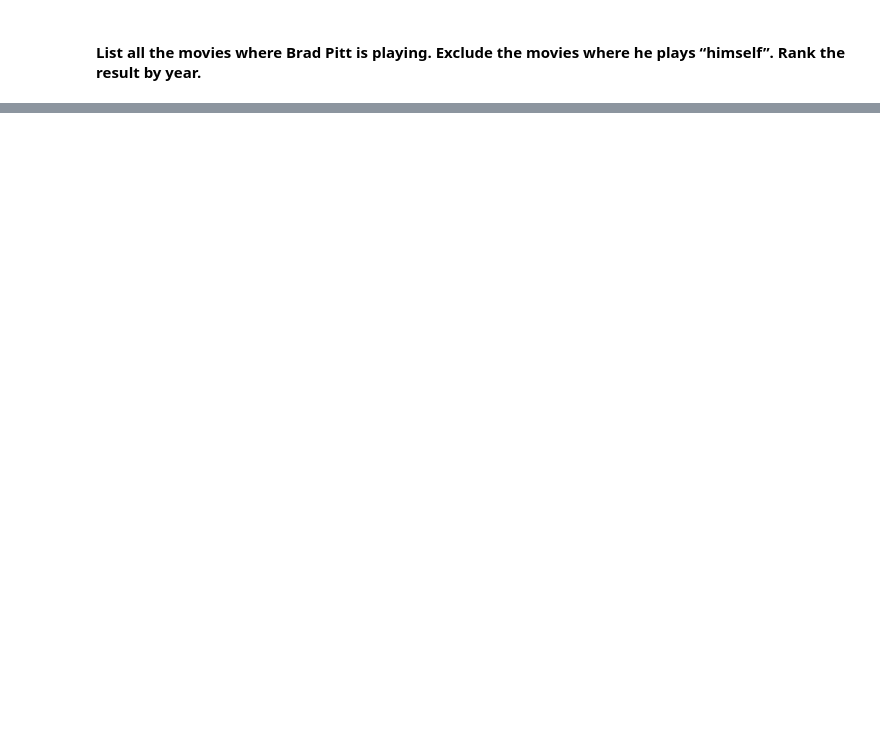
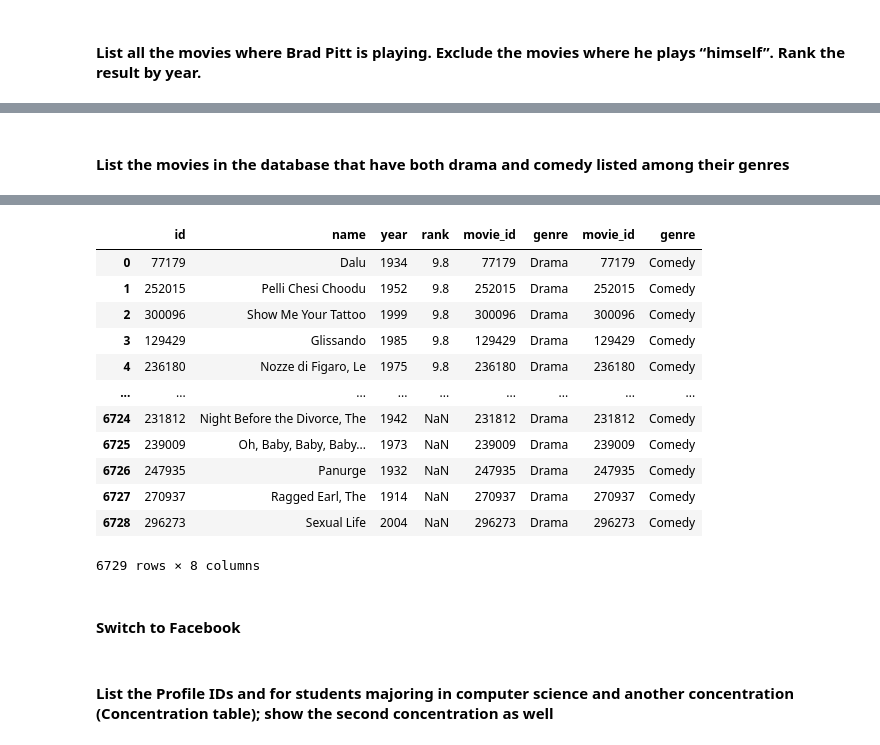
Before and after one commit to ipeirotis/introduction-to-databases, a Jupyter notebook: session4/C-Join_Queries.ipynb, the cells around one changed output, grey strips where cells are left out. Saved outputs shown, nothing was run; the diff lists cells and outputs as text; code cells hidden in the pictures; blank space fills up the shorter version.

```diff
--- a/session4/C-Join_Queries.ipynb
+++ b/session4/C-Join_Queries.ipynb
@@ -612,0 +707,10 @@ Query started at 09:49:06 PM UTC; Query executed in 0.01 m
+# %% [markdown]
+#### List the movies in the database that have both drama and comedy listed among their genres
+# %%
+%%read_sql
+SELECT *
+FROM movies M
+  INNER JOIN movies_genres G1 ON G1.movie_id = M.id
+  INNER JOIN movies_genres G2 ON G2.movie_id = M.id
+WHERE G1.genre = 'Drama' AND G2.genre = 'Comedy'
+# %% [output]
@@ -612,0 +718,17 @@ Query started at 09:49:06 PM UTC; Query executed in 0.01 m
+|  | id | name | year | rank | movie_id | genre | movie_id | genre |
+| 0 | 77179 | Dalu | 1934 | 9.8 | 77179 | Drama | 77179 | Comedy |
+| 1 | 252015 | Pelli Chesi Choodu | 1952 | 9.8 | 252015 | Drama | 252015 | Comedy |
+| 2 | 300096 | Show Me Your Tattoo | 1999 | 9.8 | 300096 | Drama | 300096 | Comedy |
+| 3 | 129429 | Glissando | 1985 | 9.8 | 129429 | Drama | 129429 | Comedy |
+| 4 | 236180 | Nozze di Figaro, Le | 1975 | 9.8 | 236180 | Drama | 236180 | Comedy |
+| ... | ... | ... | ... | ... | ... | ... | ... | ... |
+| 6724 | 231812 | Night Before the Divorce, The | 1942 | NaN | 231812 | Drama | 231812 | Comedy |
+| 6725 | 239009 | Oh, Baby, Baby, Baby... | 1973 | NaN | 239009 | Drama | 239009 | Comedy |
+| 6726 | 247935 | Panurge | 1932 | NaN | 247935 | Drama | 247935 | Comedy |
+| 6727 | 270937 | Ragged Earl, The | 1914 | NaN | 270937 | Drama | 270937 | Comedy |
+| 6728 | 296273 | Sexual Life | 2004 | NaN | 296273 | Drama | 296273 | Comedy |
+6729 rows × 8 columns
+# %% [markdown]
+#### Switch to Facebook
+# %% [markdown]
+#### List the Profile IDs and for students majoring in computer science and another concentration (Concentration table); show the second concentration as well
```
Also changed, not shown: parts of 19 cells of this notebook.
